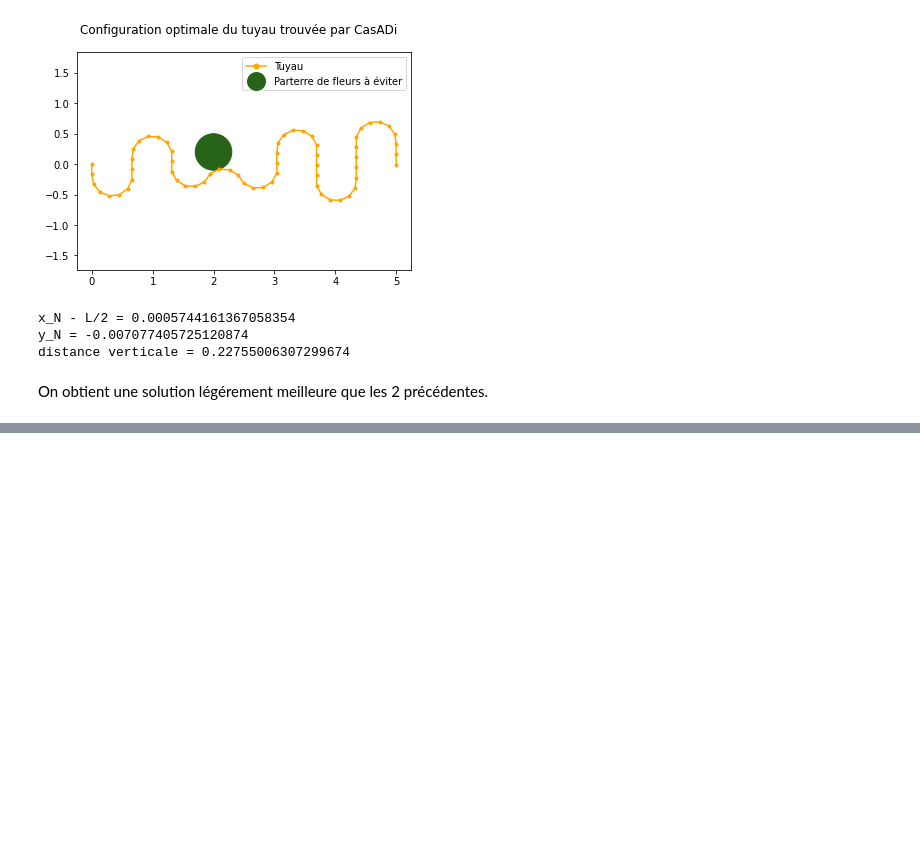
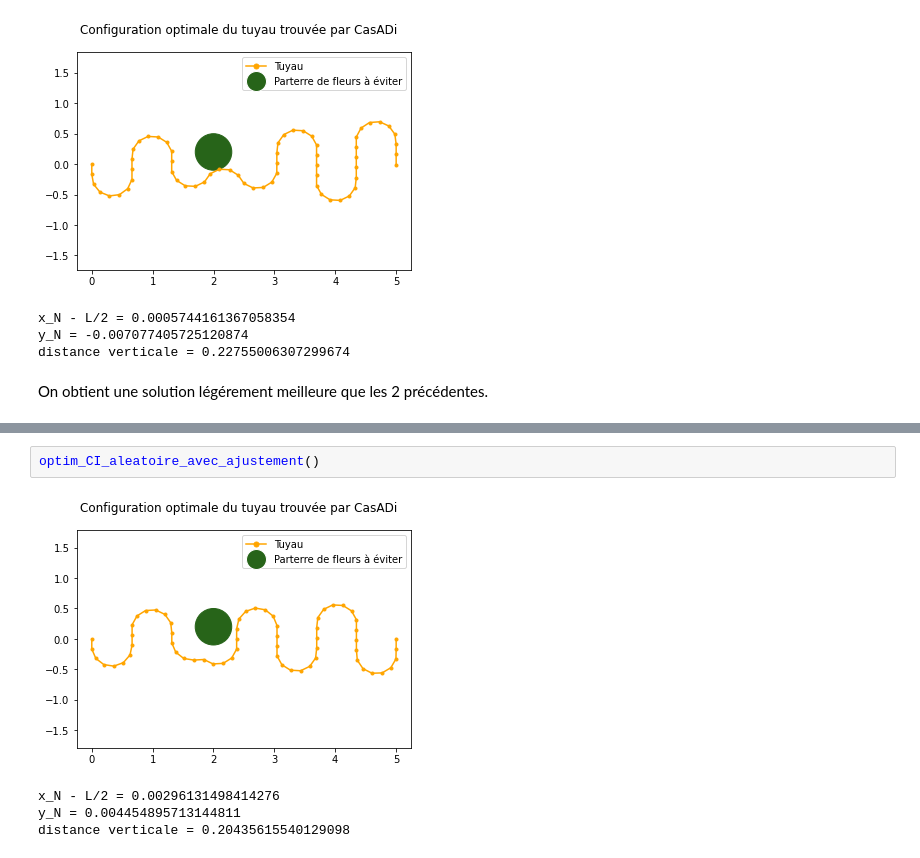
Before and after one commit to LouisJustinTALLOT/projet-optimisation-alvarez-tallot, a Jupyter notebook: projet_optimisation_alvarez_tallot.ipynb, the cells around one changed output, grey strips where cells are left out. Saved outputs shown, nothing was run; the diff lists cells and outputs as text; blank space fills up the shorter version.

```diff
--- a/projet_optimisation_alvarez_tallot.ipynb
+++ b/projet_optimisation_alvarez_tallot.ipynb
@@ -642,0 +709,7 @@ On obtient une solution légérement meilleure que les 2 précédentes.
+# %%
+optim_CI_aleatoire_avec_ajustement()
+# %% [output]
+[figure, added]
+x_N - L/2 = 0.00296131498414276
+y_N = 0.004454895713144811
+distance verticale = 0.20435615540129098
```
Also changed, not shown: parts of 1 cell of this notebook.
